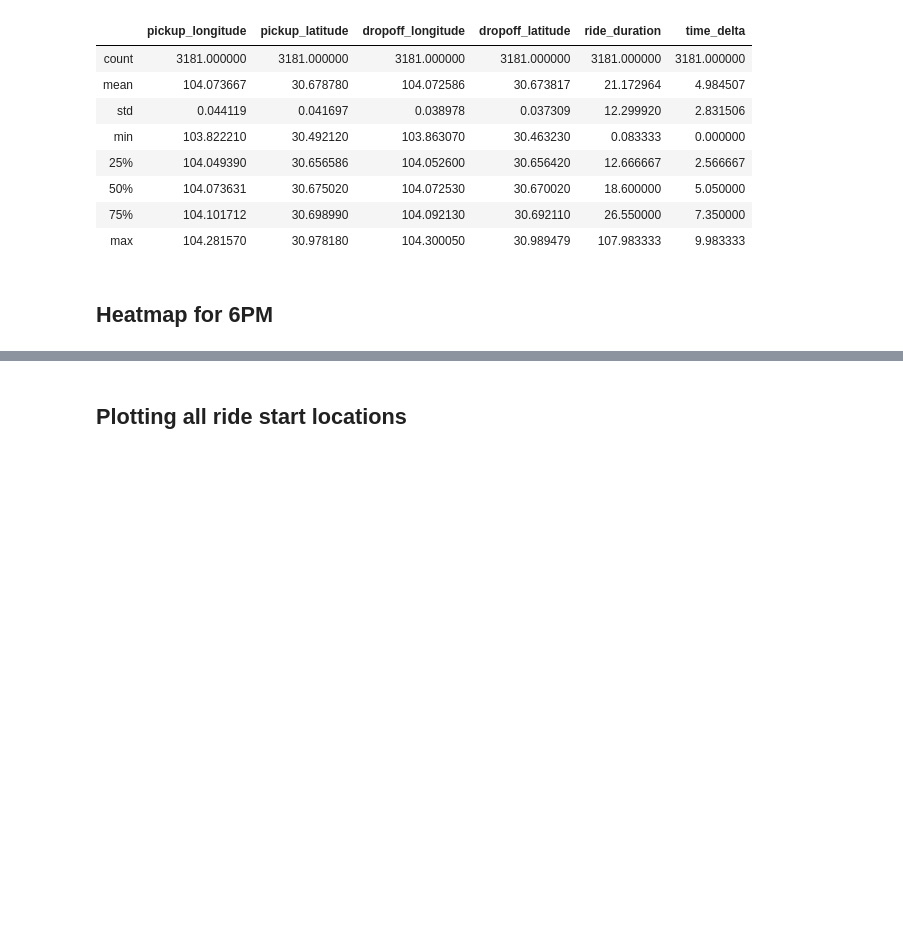
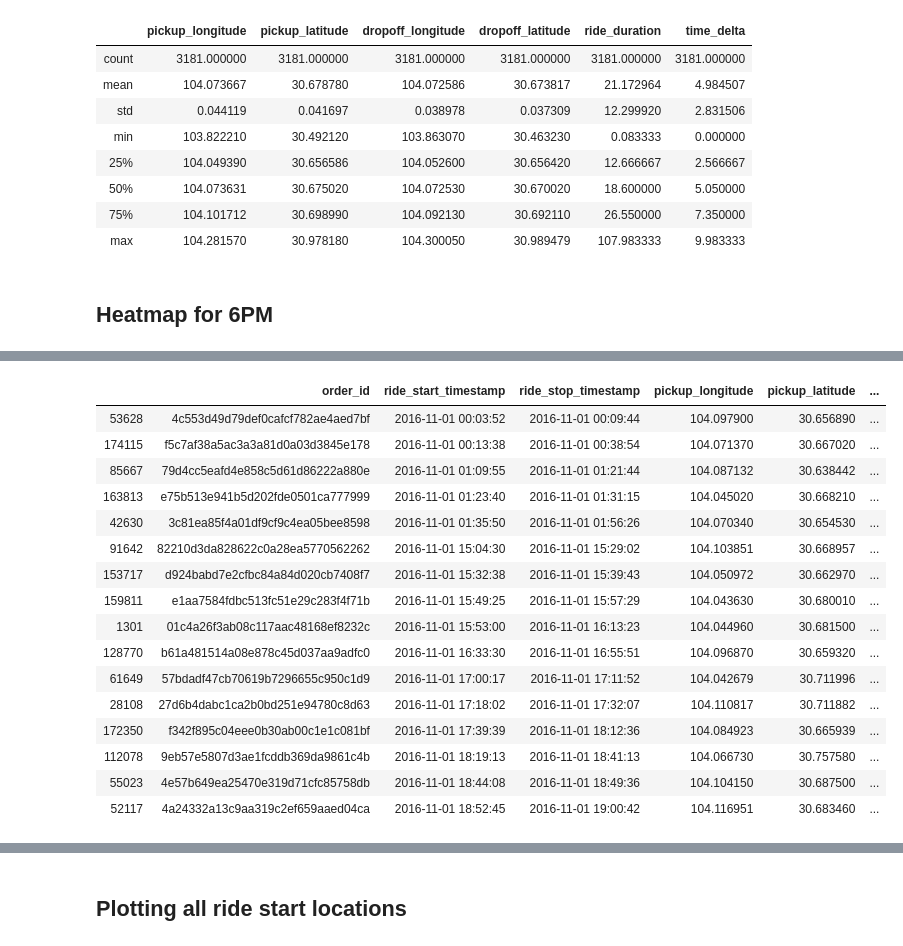
Before and after one commit to ridhi1412/capstone_didi, a Jupyter notebook: EDA_mapplots.ipynb, the cells around one changed output, grey strips where cells are left out. Drawn from its saved outputs; the diff is of its cells as text; code cells hidden in the pictures; blank space fills up the shorter version.

```diff
--- a/EDA_mapplots.ipynb
+++ b/EDA_mapplots.ipynb
@@ -324,3 +329,23 @@ df2.head()
+# %%
+orders[orders.driver_id == 'cafc3505e52a72493bdeac60b0294263']
+# %% [output]
+|  | order_id | ride_start_timestamp | ride_stop_timestamp | pickup_longitude | pickup_latitude | ... |
+| 53628 | 4c553d49d79def0cafcf782ae4aed7bf | 2016-11-01 00:03:52 | 2016-11-01 00:09:44 | 104.097900 | 30.656890 | ... |
+| 174115 | f5c7af38a5ac3a3a81d0a03d3845e178 | 2016-11-01 00:13:38 | 2016-11-01 00:38:54 | 104.071370 | 30.667020 | ... |
+| 85667 | 79d4cc5eafd4e858c5d61d86222a880e | 2016-11-01 01:09:55 | 2016-11-01 01:21:44 | 104.087132 | 30.638442 | ... |
+| 163813 | e75b513e941b5d202fde0501ca777999 | 2016-11-01 01:23:40 | 2016-11-01 01:31:15 | 104.045020 | 30.668210 | ... |
+| 42630 | 3c81ea85f4a01df9cf9c4ea05bee8598 | 2016-11-01 01:35:50 | 2016-11-01 01:56:26 | 104.070340 | 30.654530 | ... |
+| 91642 | 82210d3da828622c0a28ea5770562262 | 2016-11-01 15:04:30 | 2016-11-01 15:29:02 | 104.103851 | 30.668957 | ... |
+| 153717 | d924babd7e2cfbc84a84d020cb7408f7 | 2016-11-01 15:32:38 | 2016-11-01 15:39:43 | 104.050972 | 30.662970 | ... |
+| 159811 | e1aa7584fdbc513fc51e29c283f4f71b | 2016-11-01 15:49:25 | 2016-11-01 15:57:29 | 104.043630 | 30.680010 | ... |
+| 1301 | 01c4a26f3ab08c117aac48168ef8232c | 2016-11-01 15:53:00 | 2016-11-01 16:13:23 | 104.044960 | 30.681500 | ... |
+| 128770 | b61a481514a08e878c45d037aa9adfc0 | 2016-11-01 16:33:30 | 2016-11-01 16:55:51 | 104.096870 | 30.659320 | ... |
+| 61649 | 57bdadf47cb70619b7296655c950c1d9 | 2016-11-01 17:00:17 | 2016-11-01 17:11:52 | 104.042679 | 30.711996 | ... |
+| 28108 | 27d6b4dabc1ca2b0bd251e94780c8d63 | 2016-11-01 17:18:02 | 2016-11-01 17:32:07 | 104.110817 | 30.711882 | ... |
+| 172350 | f342f895c04eee0b30ab00c1e1c081bf | 2016-11-01 17:39:39 | 2016-11-01 18:12:36 | 104.084923 | 30.665939 | ... |
+| 112078 | 9eb57e5807d3ae1fcddb369da9861c4b | 2016-11-01 18:19:13 | 2016-11-01 18:41:13 | 104.066730 | 30.757580 | ... |
+| 55023 | 4e57b649ea25470e319d71cfc85758db | 2016-11-01 18:44:08 | 2016-11-01 18:49:36 | 104.104150 | 30.687500 | ... |
+| 52117 | 4a24332a13c9aa319c2ef659aaed04ca | 2016-11-01 18:52:45 | 2016-11-01 19:00:42 | 104.116951 | 30.683460 | ... |
 # %%
 df2.describe()
 # %% [output]
```
Also changed, not shown: parts of 24 cells of this notebook.
